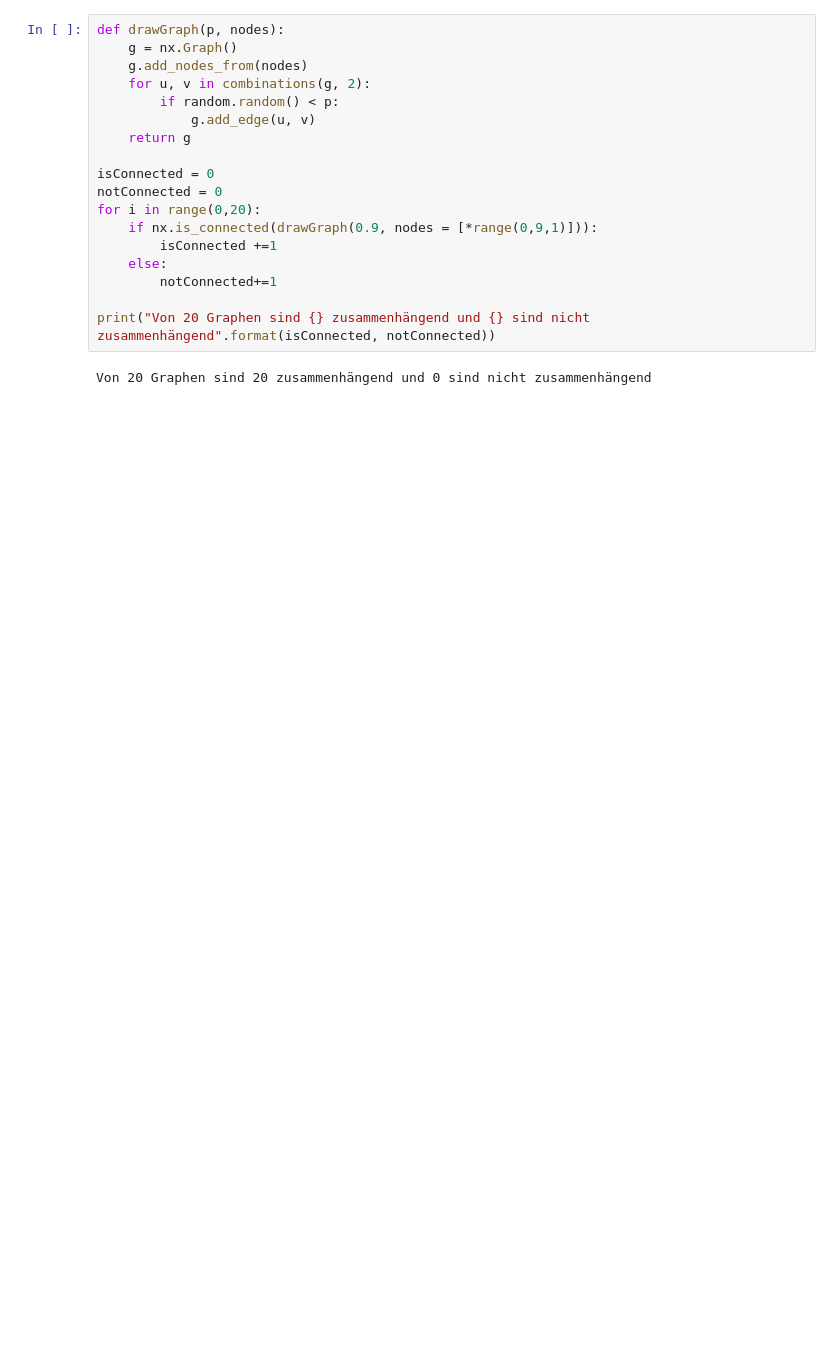
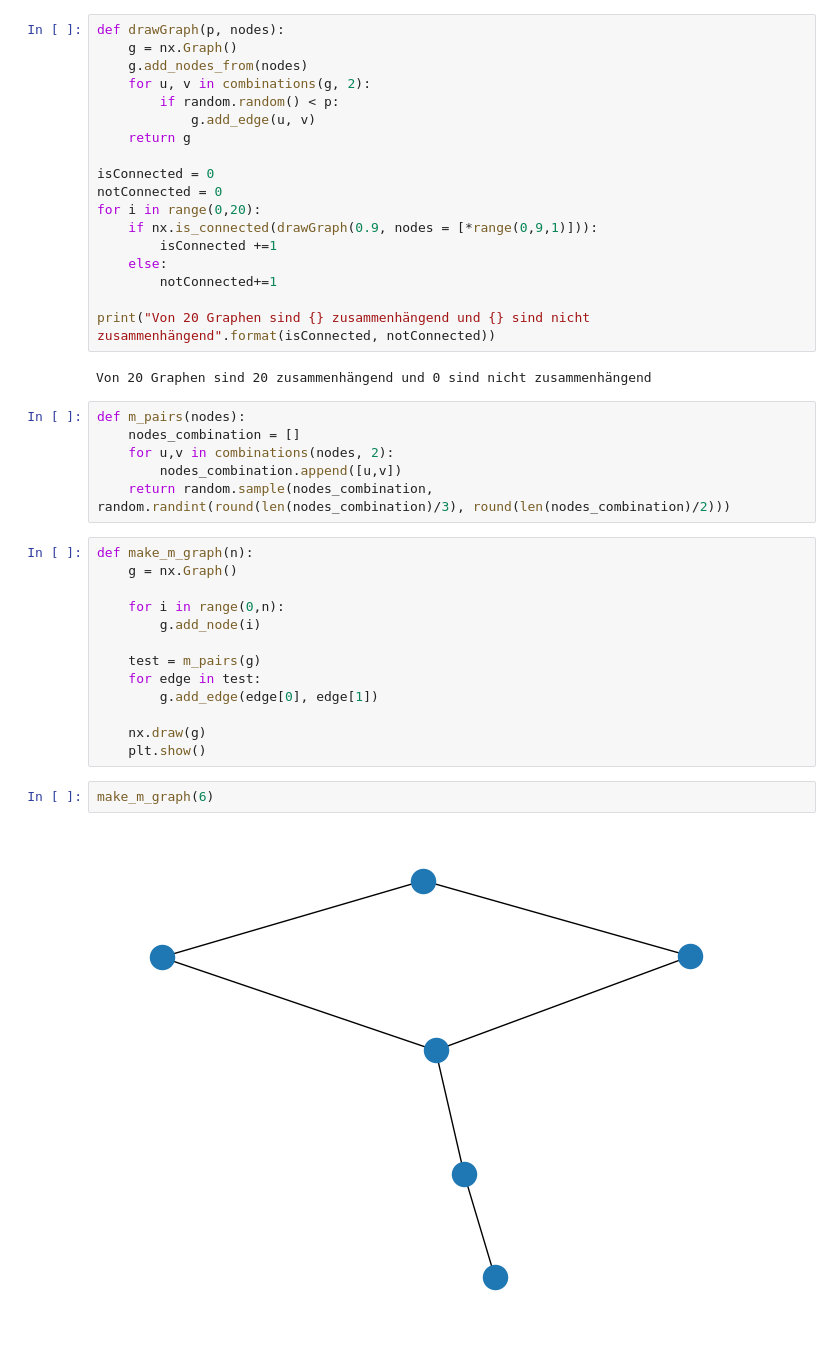
Before and after one commit to Schmiddi3110/MasterStudium, a Jupyter notebook: AMKI/Vorlesung2/Vorlesung2.ipynb, the cells around one changed output. Cells and saved outputs as stored; diff of their text form; blank space fills up the shorter version.

```diff
--- a/AMKI/Vorlesung2/Vorlesung2.ipynb
+++ b/AMKI/Vorlesung2/Vorlesung2.ipynb
@@ -29,3 +29,26 @@ for i in range(0,20):
 print("Von 20 Graphen sind {} zusammenhängend und {} sind nicht zusammenhängend".format(isConnected, notConnected))
 # %% [output]
 Von 20 Graphen sind 20 zusammenhängend und 0 sind nicht zusammenhängend
+# %%
+def m_pairs(nodes):
+    nodes_combination = []
+    for u,v in combinations(nodes, 2):
+        nodes_combination.append([u,v])
+    return random.sample(nodes_combination, random.randint(round(len(nodes_combination)/3), round(len(nodes_combination)/2)))
+# %%
+def make_m_graph(n):
+    g = nx.Graph()
+
+    for i in range(0,n):
+        g.add_node(i)
+
+    test = m_pairs(g)
+    for edge in test:
+        g.add_edge(edge[0], edge[1])
+
+    nx.draw(g)
+    plt.show()
+# %%
+make_m_graph(6)
+# %% [output]
+[figure, added]
```
Also changed, not shown: parts of 1 cell of this notebook.
